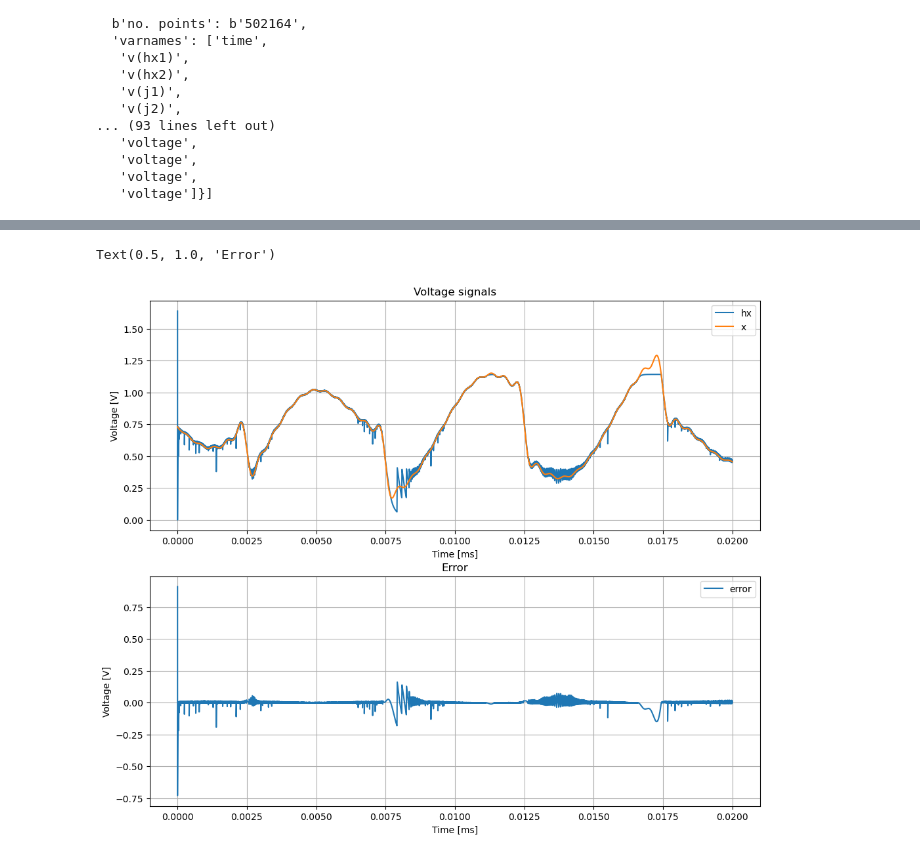
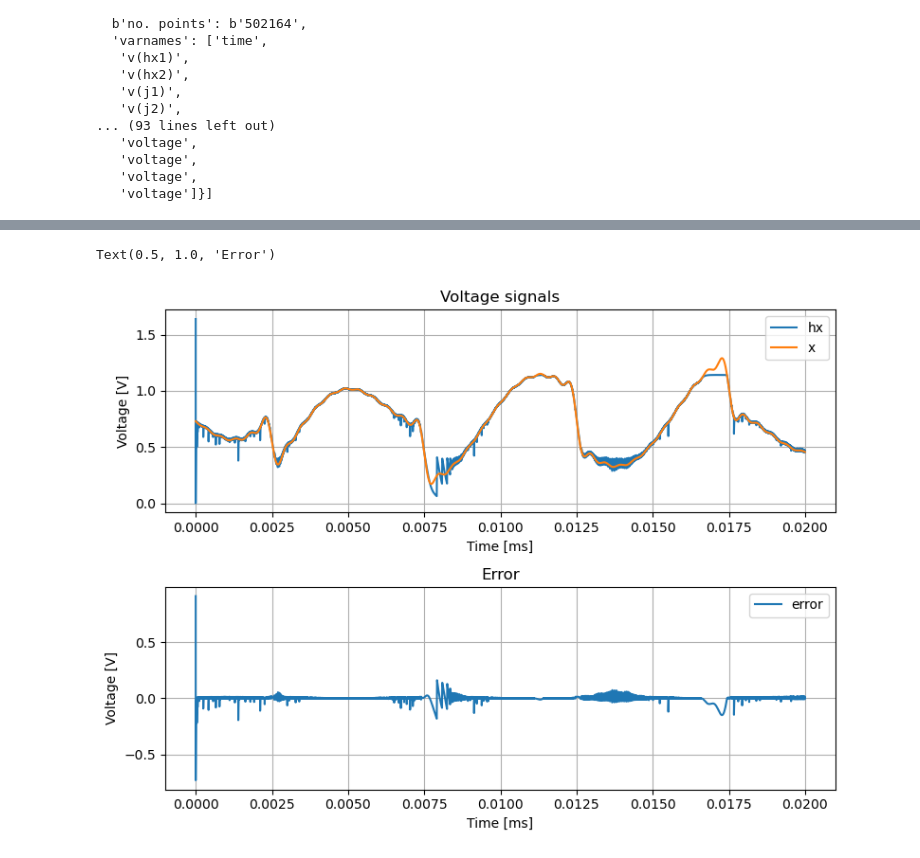
Before and after one commit to AlejandroJuarezLora/SNN_IPN, a Jupyter notebook: sim_results/arith/tb_arith.ipynb, the cells around one changed output, grey strips where cells are left out. Saved outputs shown, nothing was run; the diff lists cells and outputs as text; code cells hidden in the pictures.

```diff
--- a/sim_results/arith/tb_arith.ipynb
+++ b/sim_results/arith/tb_arith.ipynb
@@ -159,5 +159,5 @@ ax2.set_ylim((-0.05e-5, 0.15e-5))
 # %%
-fig, (ax1, ax2) = plt.subplots(2, figsize=(12,10))
+fig, (ax1, ax2) = plt.subplots(2, figsize=(8,6), layout="tight")
 
 ax1.plot(data["time"][::intp], data["v(k1)"][::intp], label = "K1")
 ax1.plot(data["time"][::intp], data["v(k2)"][::intp]+1.8, label = "K2")
@@ -183,28 +183,28 @@ ax2.set_ylim((-0.5e-5, 3e-5))
 # %%
 
-fig, [ax1, ax2] = plt.subplots(2, figsize=(12,10))
+fig, [ax1, ax2] = plt.subplots(2, figsize=(8,6), layout="tight")
 
 ax1.plot(data["time"][::intp], data["v(hx1)"][::intp], label = "hx")
 ax1.plot(data["time"][::intp], data["v(x1)"][::intp], label = "x")
 # ax1.plot(data["time"][::intp], data["v(vin1)"][::intp], label = "vin")
 ax1.legend()
 ax1.grid()
 ax1.set_xlabel("Time [ms]")
 ax1.set_ylabel("Voltage [V]")
 ax1.set_title("Voltage signals")
 
 
 ax2.plot(data["time"][::intp], data["v(hx1)"][::intp] - data["v(x1)"][::intp], label = "error")
 ax2.legend()
 ax2.grid()
 ax2.set_xlabel("Time [ms]")
 ax2.set_ylabel("Voltage [V]")
 ax2.set_title("Error")
 
 
 # fig.savefig('Signals.pdf')
 # %% [output]
 Text(0.5, 1.0, 'Error')
-[figure, old version]
+[figure, new version]
 # %%
 
```
Also changed, not shown: parts of 6 cells of this notebook, 18 other files.
